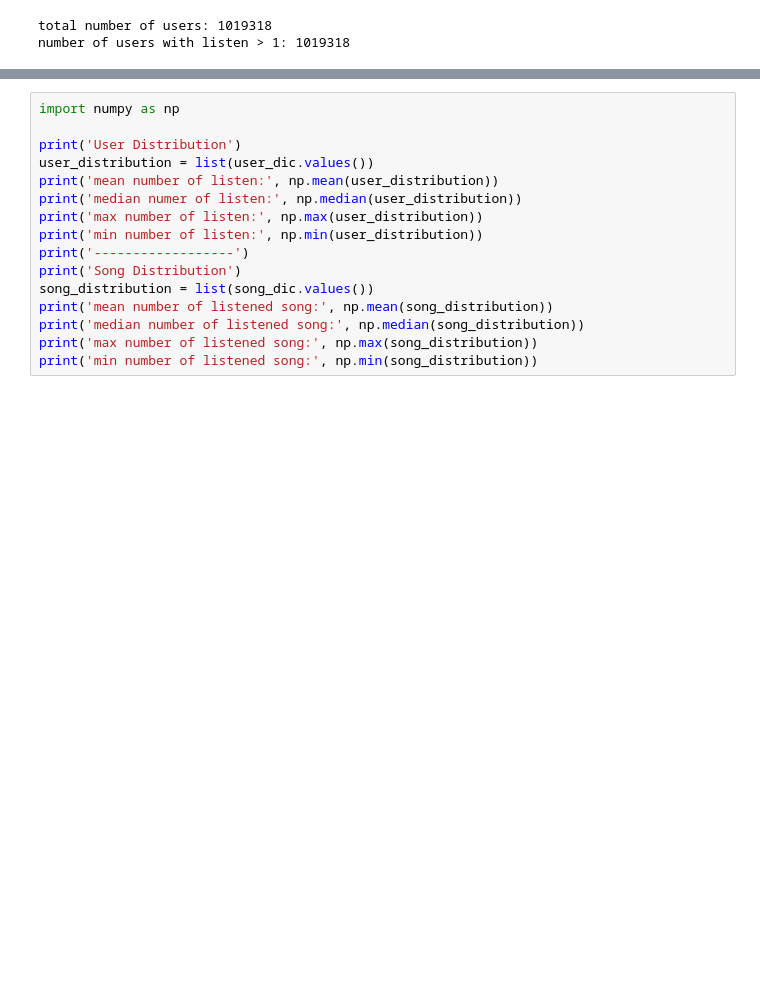
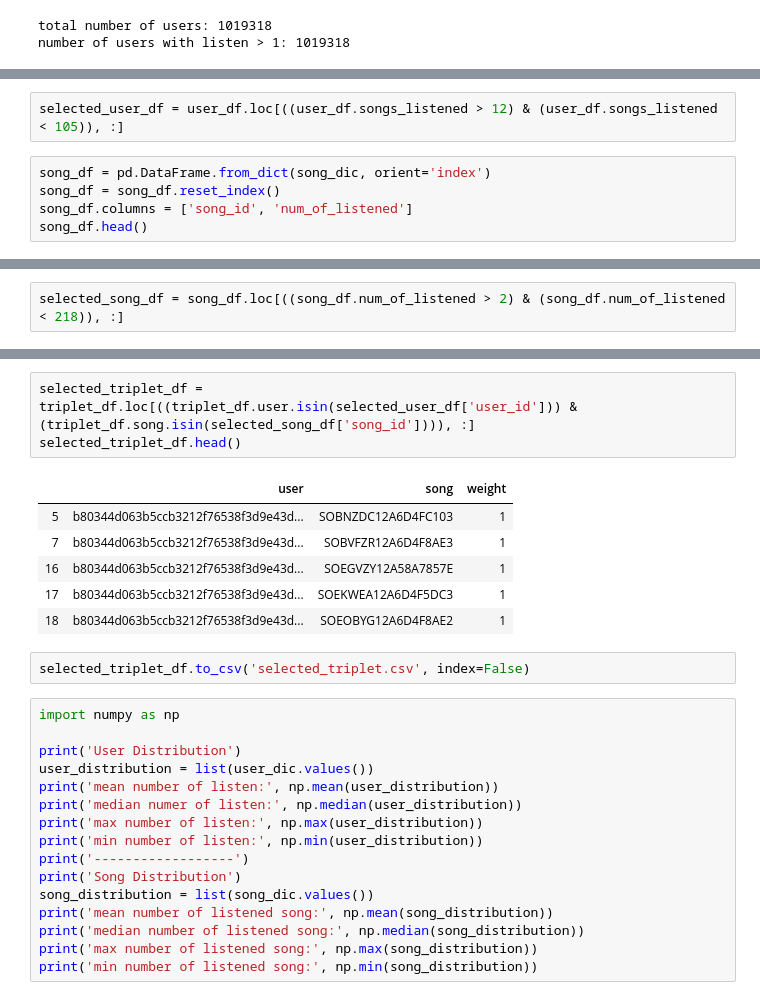
Before and after one commit to JHunterHobbs/bipartite-recs, a Jupyter notebook: Network_Project.ipynb, the cells around one changed output, grey strips where cells are left out. Saved outputs shown, nothing was run; the diff lists cells and outputs as text; blank space fills up the shorter version.

```diff
--- a/Network_Project.ipynb
+++ b/Network_Project.ipynb
@@ -46,0 +72,7 @@ number of users with listen > 1: 1019318
+# %%
+selected_user_df = user_df.loc[((user_df.songs_listened > 12) & (user_df.songs_listened < 105)), :]
+# %%
+song_df = pd.DataFrame.from_dict(song_dic, orient='index')
+song_df = song_df.reset_index()
+song_df.columns = ['song_id', 'num_of_listened']
+song_df.head()
@@ -46,0 +86,2 @@ number of users with listen > 1: 1019318
+# %%
+selected_song_df = song_df.loc[((song_df.num_of_listened > 2) & (song_df.num_of_listened < 218)), :]
@@ -47,3 +98,15 @@ number of users with listen > 1: 1019318
+# %%
+selected_triplet_df = triplet_df.loc[((triplet_df.user.isin(selected_user_df['user_id'])) & (triplet_df.song.isin(selected_song_df['song_id']))), :]
+selected_triplet_df.head()
+# %% [output]
+|  | user | song | weight |
+| 5 | b80344d063b5ccb3212f76538f3d9e43d... | SOBNZDC12A6D4FC103 | 1 |
+| 7 | b80344d063b5ccb3212f76538f3d9e43d... | SOBVFZR12A6D4F8AE3 | 1 |
+| 16 | b80344d063b5ccb3212f76538f3d9e43d... | SOEGVZY12A58A7857E | 1 |
+| 17 | b80344d063b5ccb3212f76538f3d9e43d... | SOEKWEA12A6D4F5DC3 | 1 |
+| 18 | b80344d063b5ccb3212f76538f3d9e43d... | SOEOBYG12A6D4F8AE2 | 1 |
+# %%
+selected_triplet_df.to_csv('selected_triplet.csv', index=False)
 # %%
 import numpy as np
 
```
Also changed, not shown: parts of 6 cells of this notebook.
